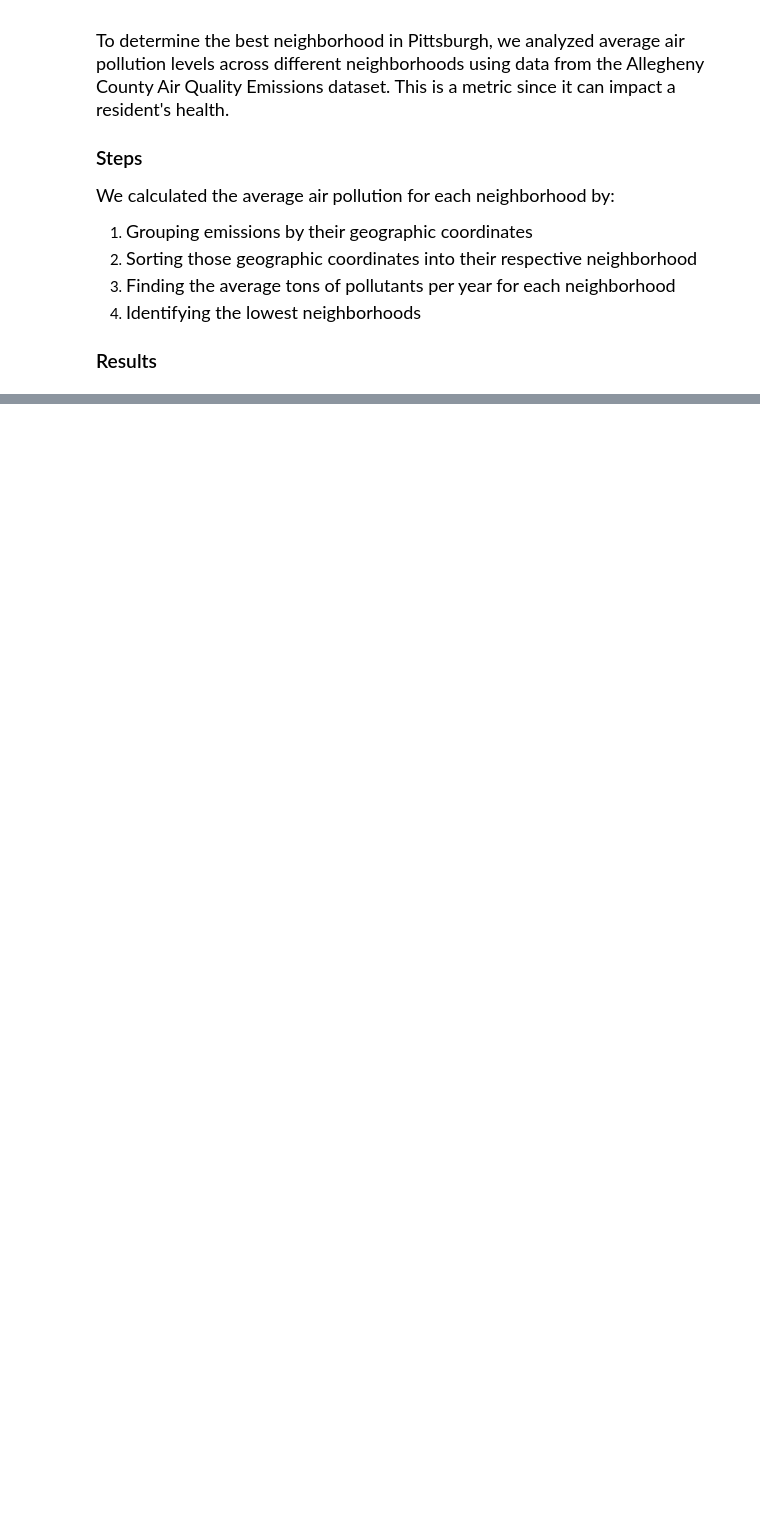
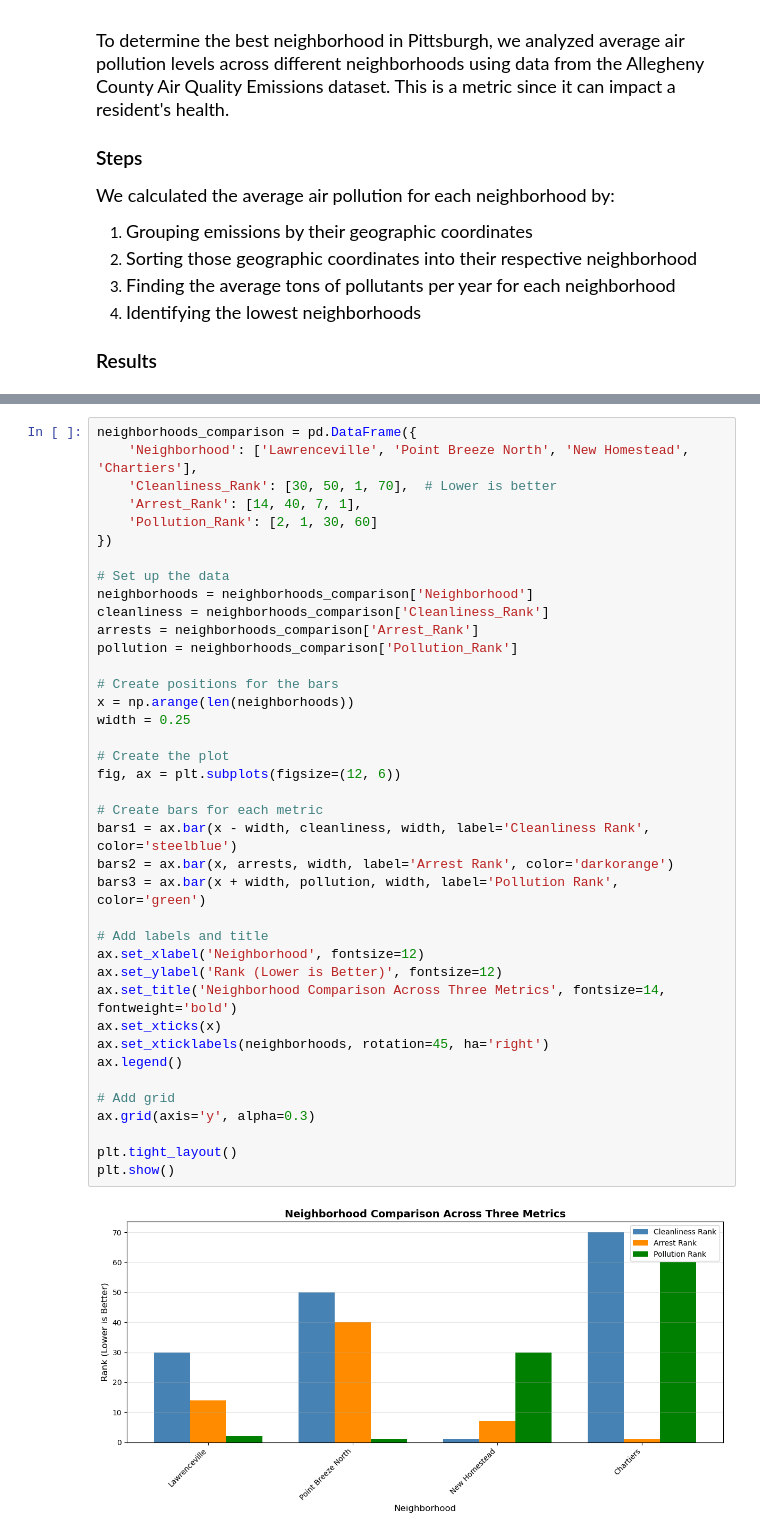
Before and after one commit to MasonKaing/best-neighborhood, a Jupyter notebook: BestNeighborhood.ipynb, the cells around one changed output, grey strips where cells are left out. Saved outputs shown, nothing was run; the diff lists cells and outputs as text; blank space fills up the shorter version.

```diff
--- a/BestNeighborhood.ipynb
+++ b/BestNeighborhood.ipynb
@@ -199,0 +221,41 @@ Neighborhoods with the lowest average air pollution:
+# %%
+neighborhoods_comparison = pd.DataFrame({
+    'Neighborhood': ['Lawrenceville', 'Point Breeze North', 'New Homestead', 'Chartiers'],
+    'Cleanliness_Rank': [30, 50, 1, 70],  # Lower is better
+    'Arrest_Rank': [14, 40, 7, 1],
+    'Pollution_Rank': [2, 1, 30, 60]
+})
+
+# Set up the data
+neighborhoods = neighborhoods_comparison['Neighborhood']
+cleanliness = neighborhoods_comparison['Cleanliness_Rank']
+arrests = neighborhoods_comparison['Arrest_Rank']
+pollution = neighborhoods_comparison['Pollution_Rank']
+
+# Create positions for the bars
+x = np.arange(len(neighborhoods))
+width = 0.25
+
+# Create the plot
+fig, ax = plt.subplots(figsize=(12, 6))
+
+# Create bars for each metric
+bars1 = ax.bar(x - width, cleanliness, width, label='Cleanliness Rank', color='steelblue')
+bars2 = ax.bar(x, arrests, width, label='Arrest Rank', color='darkorange')
+bars3 = ax.bar(x + width, pollution, width, label='Pollution Rank', color='green')
+
+# Add labels and title
+ax.set_xlabel('Neighborhood', fontsize=12)
+ax.set_ylabel('Rank (Lower is Better)', fontsize=12)
+ax.set_title('Neighborhood Comparison Across Three Metrics', fontsize=14, fontweight='bold')
+ax.set_xticks(x)
+ax.set_xticklabels(neighborhoods, rotation=45, ha='right')
+ax.legend()
+
+# Add grid
+ax.grid(axis='y', alpha=0.3)
+
+plt.tight_layout()
+plt.show()
+# %% [output]
+[figure, added]
```
Also changed, not shown: parts of 8 cells of this notebook, 1 other file.
